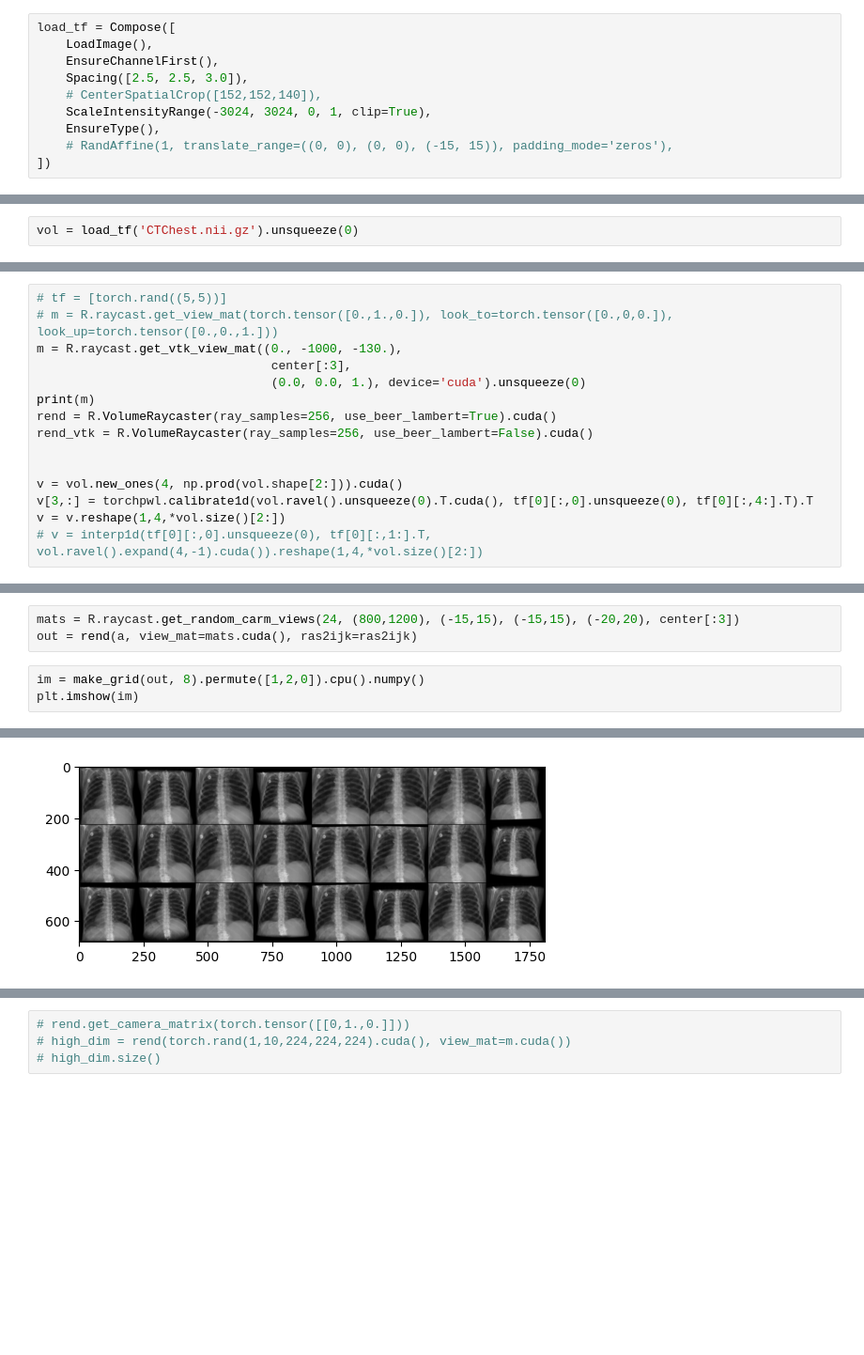
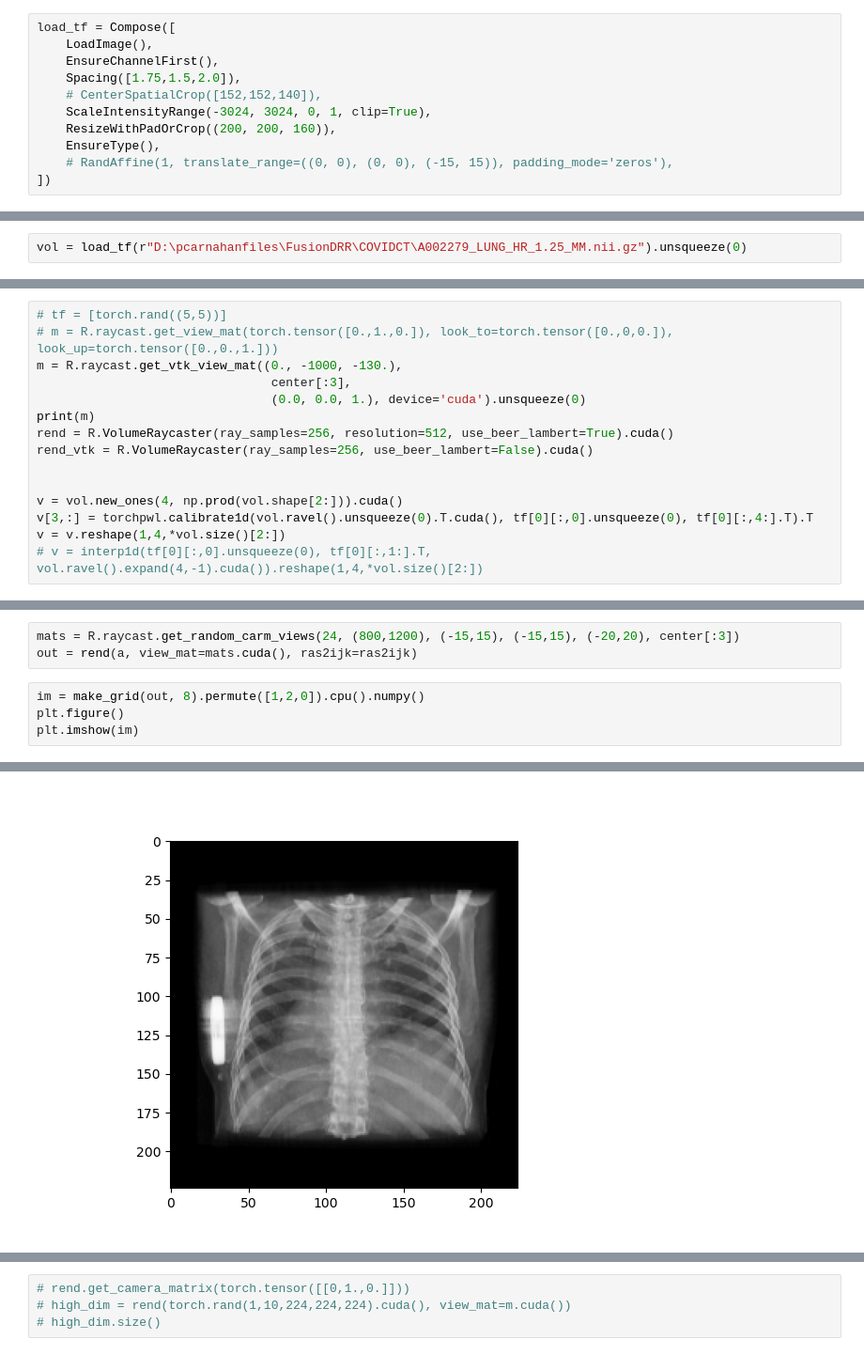
Before and after one commit to pcarnah/torchvtk, a Jupyter notebook: torchvtk.ipynb, the cells around one changed output, grey strips where cells are left out. Shown at 94% size. Cells and saved outputs as stored; diff of their text form; blank space fills up the shorter version.

```diff
--- a/torchvtk.ipynb
+++ b/torchvtk.ipynb
@@ -118,9 +121,10 @@ True
 load_tf = Compose([
     LoadImage(),
     EnsureChannelFirst(),
-    Spacing([2.5, 2.5, 3.0]),
+    Spacing([1.75,1.5,2.0]),
     # CenterSpatialCrop([152,152,140]),
     ScaleIntensityRange(-3024, 3024, 0, 1, clip=True),
+    ResizeWithPadOrCrop((200, 200, 160)),
     EnsureType(),
     # RandAffine(1, translate_range=((0, 0), (0, 0), (-15, 15)), padding_mode='zeros'),
 ])
@@ -134,7 +138,7 @@ load_tf_crop = Compose([
     EnsureType()
 ])
 # %%
-vol = load_tf('CTChest.nii.gz').unsqueeze(0)
+vol = load_tf(r"D:\pcarnahanfiles\FusionDRR\COVIDCT\A002279_LUNG_HR_1.25_MM.nii.gz").unsqueeze(0)
 # %%
 print(vol.min(), vol.mean(), vol.max())
 print(vol.size())
@@ -182,7 +186,7 @@ m = R.raycast.get_vtk_view_mat((0., -1000, -130.),
                                 center[:3],
                                 (0.0, 0.0, 1.), device='cuda').unsqueeze(0)
 print(m)
-rend = R.VolumeRaycaster(ray_samples=256, use_beer_lambert=True).cuda()
+rend = R.VolumeRaycaster(ray_samples=256, resolution=512, use_beer_lambert=True).cuda()
 rend_vtk = R.VolumeRaycaster(ray_samples=256, use_beer_lambert=False).cuda()
 
 
@@ -295,9 +310,10 @@ mats = R.raycast.get_random_carm_views(24, (800,1200), (-15,15), (-15,15), (-20,
 out = rend(a, view_mat=mats.cuda(), ras2ijk=ras2ijk)
 # %%
 im = make_grid(out, 8).permute([1,2,0]).cpu().numpy()
+plt.figure()
 plt.imshow(im)
 # %% [output]
 <matplotlib.image.AxesImage at 0x...>
-[figure, old version]
+[figure, new version]
 # %%
 rend = R.VolumeRaycaster(ray_samples=256, use_beer_lambert=True).cuda()
```
Also changed, not shown: parts of 21 cells of this notebook, 3 other files.
